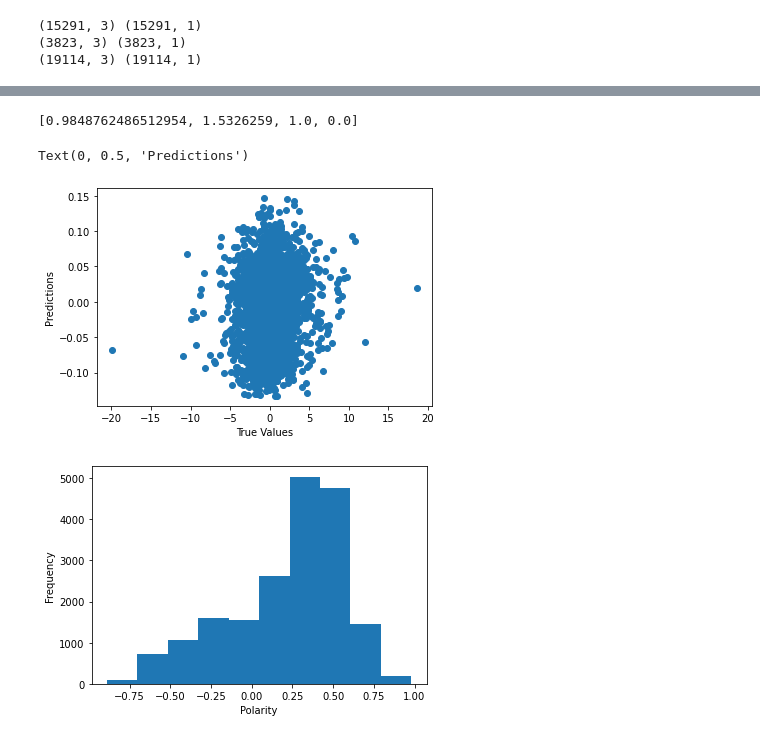
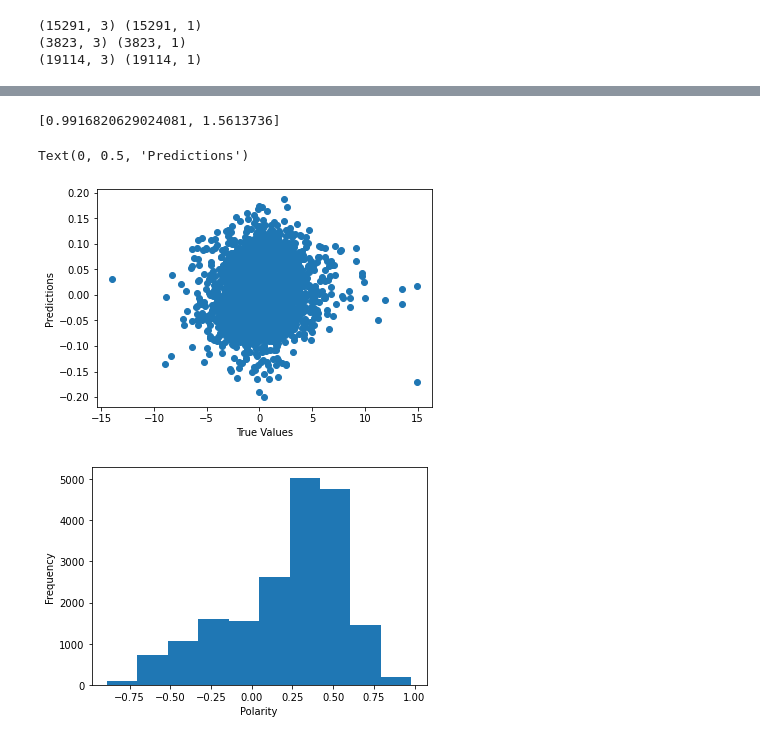
Before and after one commit to bhatshravan/AeroStocks, a Jupyter notebook: python/classifier/Predict.ipynb, the cells around one changed output, grey strips where cells are left out. Saved outputs shown, nothing was run; the diff lists cells and outputs as text; code cells hidden in the pictures.

```diff
--- a/python/classifier/Predict.ipynb
+++ b/python/classifier/Predict.ipynb
@@ -114,15 +120,17 @@ model.add(tf.keras.layers.Dense(64, activation=activation,input_shape=(X_train.s
 model.add(tf.keras.layers.Dense(132, activation=activation))
 model.add(tf.keras.layers.Dense(64, activation=activation))
 model.add(tf.keras.layers.Dense(1))
-model.compile(loss=losss, optimizer=optimizer,metrics=[metrics.mae, metrics.categorical_accuracy,metrics.accuracy])
+model.compile(loss=losss, optimizer=optimizer,metrics=[metrics.mae])
 
 
 # Train the model
 # train_model = model.fit(X_train[0:],y_train[0:],epochs=20,verbose=True,callbacks=[early_stopping_monitor])
-train_model = model.fit(X_train[0:],y_train[0:],epochs=1000,verbose=True)
+train_model = model.fit(X_train[0:],y_train[0:],epochs=2,verbose=True)
 strins = ","+optimizer+","+losss+","+activation
 # Get Accuracy
-results = getAcc(strins,model,X_test,y_test)
+y_tests,y_preds, results = getAcc(strins,model,X_test,y_test)
+
+# plot_confusion_matrix(model, test_y,y_pred)
 
 # print("Predictors: {} - Acc: {}".format(predictors,mean(results)))
 print("Took ", time() - ts)
@@ -147,15 +148,20 @@ Took  522.5000336170197
 # %%
 #Evaluate
-results = (model.evaluate(X_test,y_test, batch_size=10,verbose=False))
+results = (model.evaluate(X_test,y_test, batch_size=32,verbose=False))
 print(results)
 predictions = model.predict(X_test)
 plt.scatter(y_test, predictions)
 plt.xlabel("True Values")
 plt.ylabel("Predictions")
+
+# import sklearn
+
+# cm = sklearn.metrics.confusion_matrix(y_tests, y_preds, labels=['FAKE', 'REAL'])
+# plot_confusion_matrix(cm, classes=['FAKE', 'REAL'])
 # %% [output]
-[0.9848762486512954, 1.5326259, 1.0, 0.0]
+[0.9916820629024081, 1.5613736]
 Text(0, 0.5, 'Predictions')
-[figure, old version]
+[figure, new version]
 # %%
 df['vader'].plot(kind='hist')
 plt.xlabel("Polarity")
```
Also changed, not shown: parts of 4 cells of this notebook, 9 other files.
